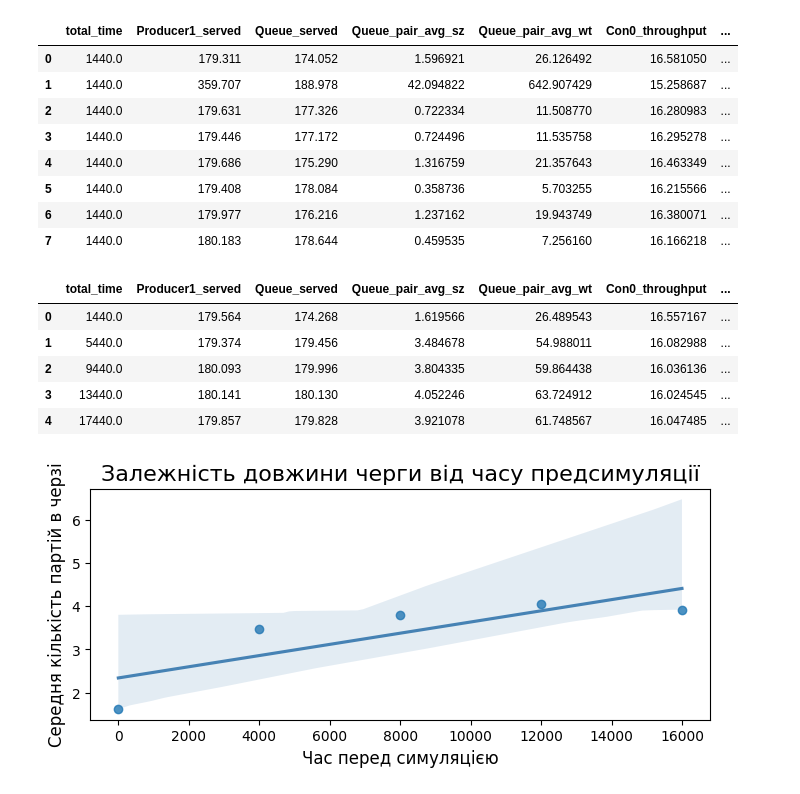
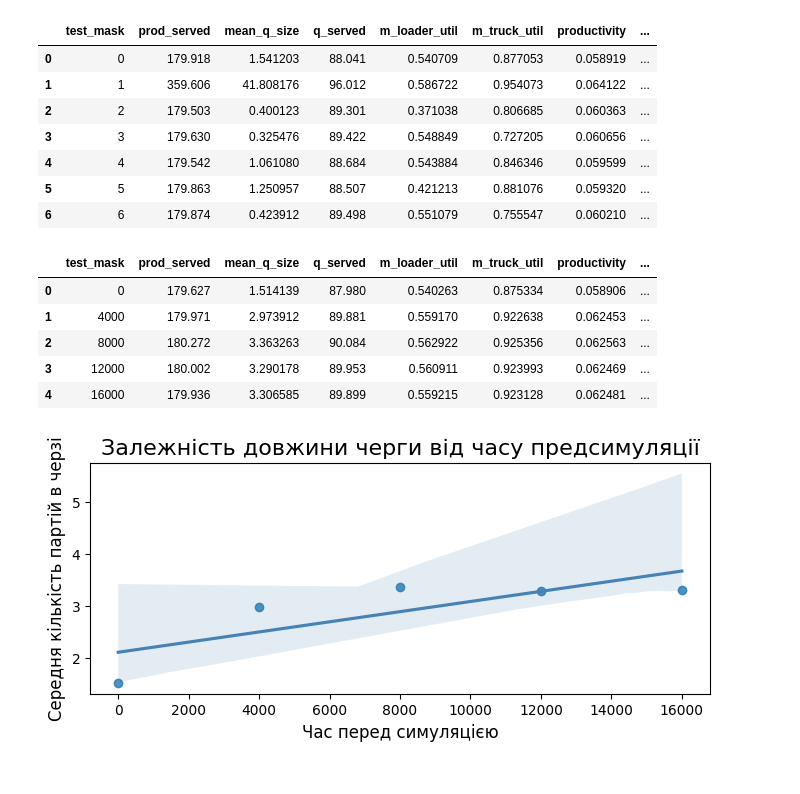
Before and after one commit to IP-14Nezdolii/SM_25, a Jupyter notebook: cursova/results.ipynb, the cells around one changed output. Drawn from its saved outputs; the diff is of its cells as text; code cells hidden in the pictures.

```diff
--- a/cursova/results.ipynb
+++ b/cursova/results.ipynb
@@ -88,32 +23,37 @@ def get_verification():
     filename = 'verification'
     full_path = f"{FILE_PATH}{filename}.xlsx"
     df = pd.read_excel(full_path, engine="openpyxl")
-    return get_result_stats(df)
+
+    df = df.groupby('test_mask').mean().reset_index()
+
+    return df
 
 get_verification()
 # %% [output]
-|  | total_time | Producer1_served | Queue_served | Queue_pair_avg_sz | Queue_pair_avg_wt | Con0_throughput | ... |
-| 0 | 1440.0 | 179.311 | 174.052 | 1.596921 | 26.126492 | 16.581050 | ... |
-| 1 | 1440.0 | 359.707 | 188.978 | 42.094822 | 642.907429 | 15.258687 | ... |
-| 2 | 1440.0 | 179.631 | 177.326 | 0.722334 | 11.508770 | 16.280983 | ... |
-| 3 | 1440.0 | 179.446 | 177.172 | 0.724496 | 11.535758 | 16.295278 | ... |
-| 4 | 1440.0 | 179.686 | 175.290 | 1.316759 | 21.357643 | 16.463349 | ... |
-| 5 | 1440.0 | 179.408 | 178.084 | 0.358736 | 5.703255 | 16.215566 | ... |
-| 6 | 1440.0 | 179.977 | 176.216 | 1.237162 | 19.943749 | 16.380071 | ... |
-| 7 | 1440.0 | 180.183 | 178.644 | 0.459535 | 7.256160 | 16.166218 | ... |
+|  | test_mask | prod_served | mean_q_size | q_served | m_loader_util | m_truck_util | productivity | ... |
+| 0 | 0 | 179.918 | 1.541203 | 88.041 | 0.540709 | 0.877053 | 0.058919 | ... |
+| 1 | 1 | 359.606 | 41.808176 | 96.012 | 0.586722 | 0.954073 | 0.064122 | ... |
+| 2 | 2 | 179.503 | 0.400123 | 89.301 | 0.371038 | 0.806685 | 0.060363 | ... |
+| 3 | 3 | 179.630 | 0.325476 | 89.422 | 0.548849 | 0.727205 | 0.060656 | ... |
+| 4 | 4 | 179.542 | 1.061080 | 88.684 | 0.543884 | 0.846346 | 0.059599 | ... |
+| 5 | 5 | 179.863 | 1.250957 | 88.507 | 0.421213 | 0.881076 | 0.059320 | ... |
+| 6 | 6 | 179.874 | 0.423912 | 89.498 | 0.551079 | 0.755547 | 0.060210 | ... |
 # %%
 def get_trans_period():
     filename = 'trans'
     full_path = f"{FILE_PATH}{filename}.xlsx"
     df = pd.read_excel(full_path, engine="openpyxl")
-    return get_result_stats(df)
+
+    df = df.groupby('test_mask').mean().reset_index()
+
+    return df
 
 trans = get_trans_period()
 trans
 # %% [output]
-|  | total_time | Producer1_served | Queue_served | Queue_pair_avg_sz | Queue_pair_avg_wt | Con0_throughput | ... |
-| 0 | 1440.0 | 179.564 | 174.268 | 1.619566 | 26.489543 | 16.557167 | ... |
-| 1 | 5440.0 | 179.374 | 179.456 | 3.484678 | 54.988011 | 16.082988 | ... |
-| 2 | 9440.0 | 180.093 | 179.996 | 3.804335 | 59.864438 | 16.036136 | ... |
-| 3 | 13440.0 | 180.141 | 180.130 | 4.052246 | 63.724912 | 16.024545 | ... |
-| 4 | 17440.0 | 179.857 | 179.828 | 3.921078 | 61.748567 | 16.047485 | ... |
+|  | test_mask | prod_served | mean_q_size | q_served | m_loader_util | m_truck_util | productivity | ... |
+| 0 | 0 | 179.627 | 1.514139 | 87.980 | 0.540263 | 0.875334 | 0.058906 | ... |
+| 1 | 4000 | 179.971 | 2.973912 | 89.881 | 0.559170 | 0.922638 | 0.062453 | ... |
+| 2 | 8000 | 180.272 | 3.363263 | 90.084 | 0.562922 | 0.925356 | 0.062563 | ... |
+| 3 | 12000 | 180.002 | 3.290178 | 89.953 | 0.560911 | 0.923993 | 0.062469 | ... |
+| 4 | 16000 | 179.936 | 3.306585 | 89.899 | 0.559215 | 0.923128 | 0.062481 | ... |
@@ -123,21 +60,21 @@ trans1['total_time'] = trans1['total_time'] - RUN_TIME
 # %%
 plt.figure(figsize=(8, 3))
 
 sns.regplot(
-    data=trans1,
-    x='total_time',
-    y='Queue_pair_avg_sz',
+    data=trans,
+    x='test_mask',
+    y='mean_q_size',
     scatter=True,
     line_kws={"color": "#4682b4"},
 )
 
 plt.title('Залежність довжини черги від часу предсимуляції', fontsize=16)
 plt.xlabel('Час перед симуляцією', fontsize=12)
 plt.ylabel('Середня кількість партій в черзі', fontsize=12)
 
 plt.show()
 # %% [output]
-[figure, old version]
+[figure, new version]
 # %%
 plt.figure(figsize=(8, 3))
 
```
Also changed, not shown: parts of 16 cells of this notebook, 8 other files.
